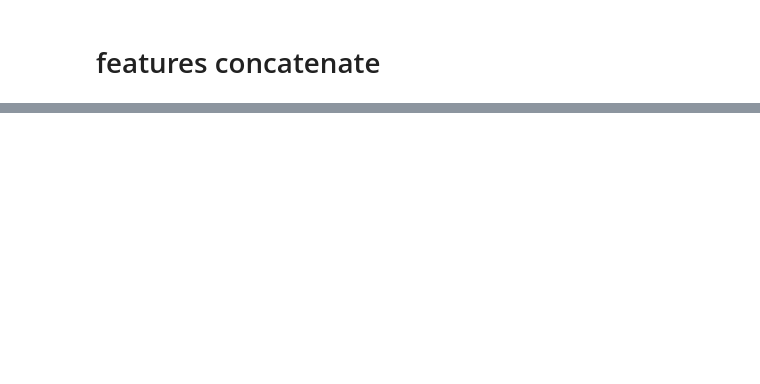
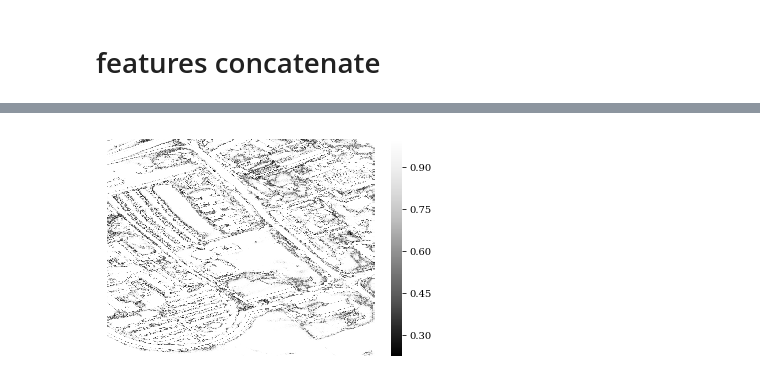
Before and after one commit to Taoorwell/hs, a Jupyter notebook: feature_fusion.ipynb, the cells around one changed output, grey strips where cells are left out. Saved outputs shown, nothing was run; the diff lists cells and outputs as text; code cells hidden in the pictures; blank space fills up the shorter version.

```diff
--- a/feature_fusion.ipynb
+++ b/feature_fusion.ipynb
@@ -450,0 +497,4 @@ write_whole_image_predicts_prob(p, shape=(145, 145))
+# %%
+write_whole_image_predicts_prob(p, shape=(610, 340))
+# %% [output]
+[figure, added]
```
Also changed, not shown: parts of 29 cells of this notebook, 3 other files.
